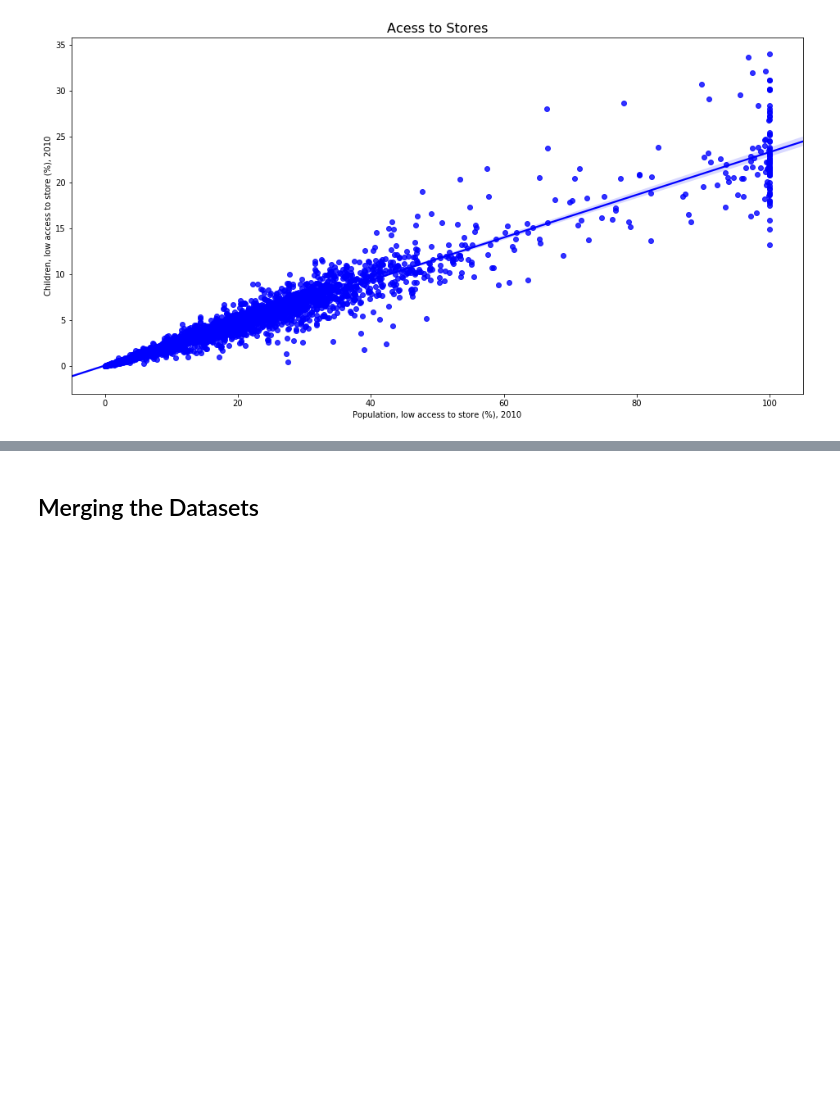
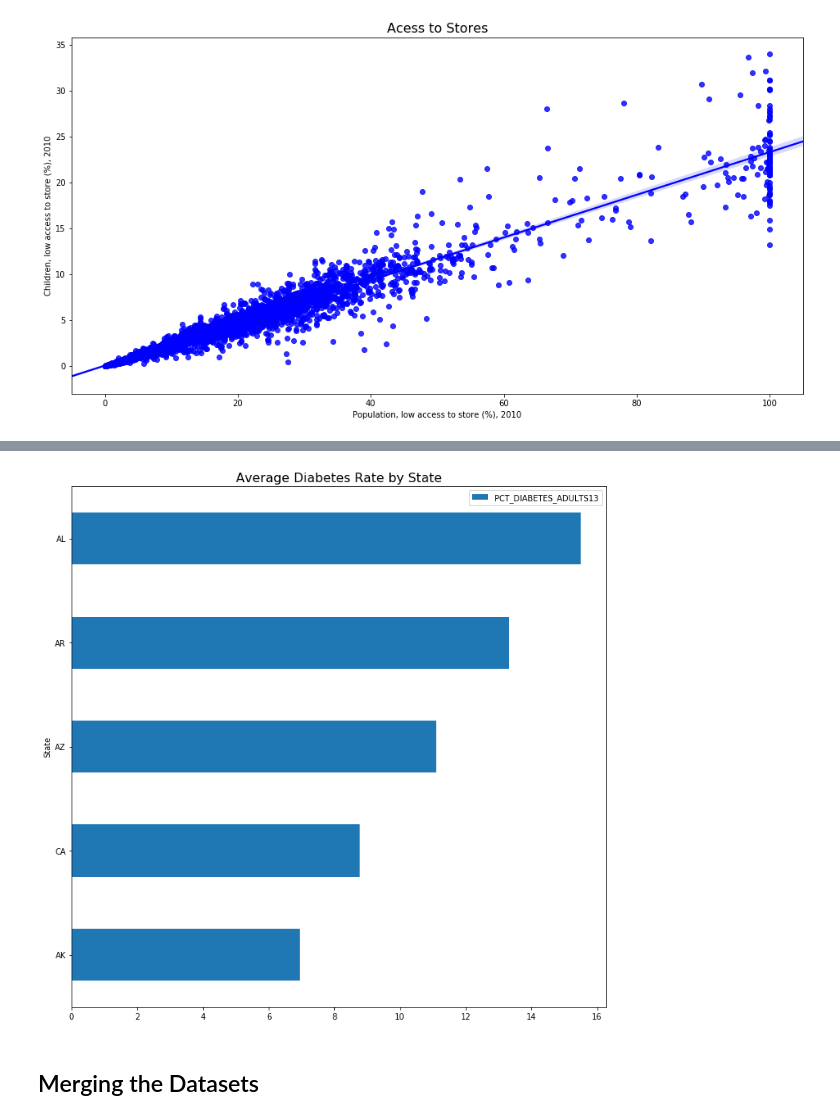
Before and after one commit to Graceallison/Predicting-Obesity-Rate-Bases-on-Food-Environment, a Jupyter notebook: Code/Data collecting and EDA.ipynb, the cells around one changed output, grey strips where cells are left out. Drawn from its saved outputs; the diff is of its cells as text; code cells hidden in the pictures; blank space fills up the shorter version.

```diff
--- a/Code/Data collecting and EDA.ipynb
+++ b/Code/Data collecting and EDA.ipynb
@@ -416,3 +418,12 @@ df.groupby('County').agg({'PCT_OBESE_ADULTS13': 'max'}).sort_values(by='PCT_OBES
+# %%
+group_df_D = health.groupby('State')[['PCT_DIABETES_ADULTS13']].agg(lambda x:x.mean())
+# %%
+group_df_D.head().sort_values(by = 'PCT_DIABETES_ADULTS13').plot(kind='barh',figsize=(12, 12) )
+plt.xlabel='Average Diabetes Rate'
+plt.ylabel='State'
+plt.title('Average Diabetes Rate by State', fontsize = 16);
+# %% [output]
+[figure, added]
 # %% [markdown]
 ## Merging the Datasets
 # %% [markdown]
```
Also changed, not shown: parts of 6 cells of this notebook, 1 other file.
